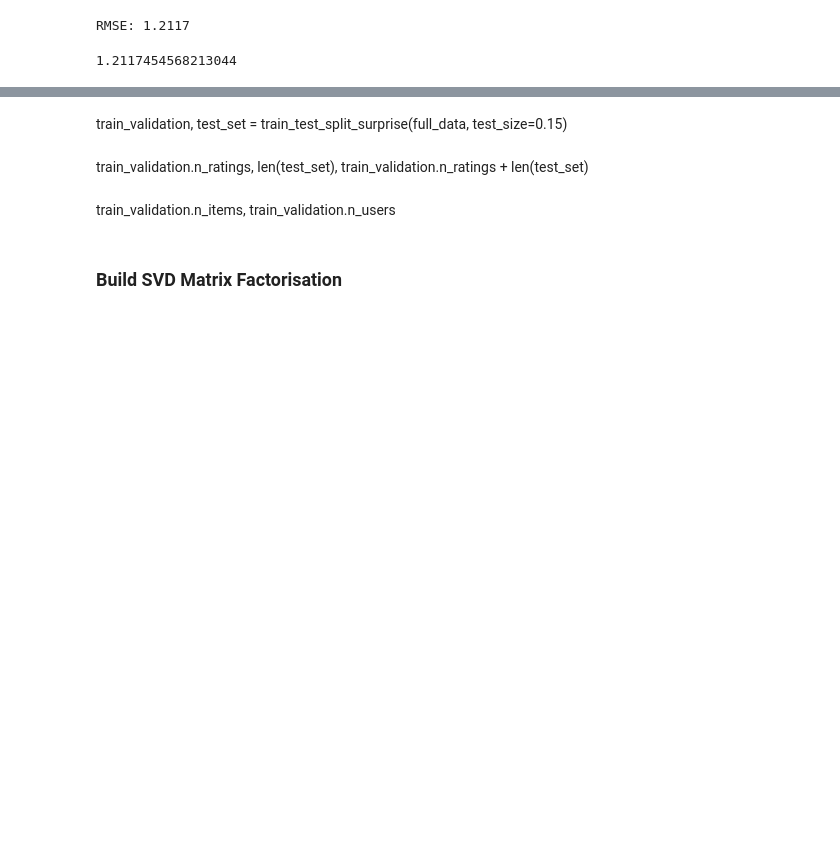
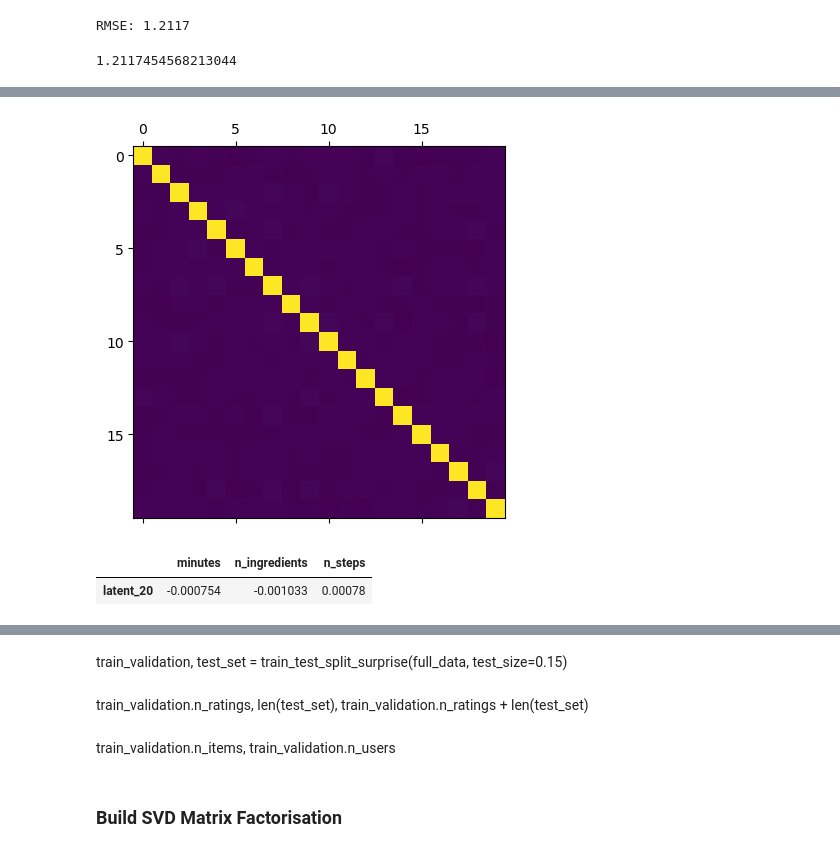
Before and after one commit to ML-7641-Fall-2022/RoboChef, a Jupyter notebook: notebooks/recommendation/a3.matrix_factorisation.ipynb, the cells around one changed output, grey strips where cells are left out. Cells and saved outputs as stored; diff of their text form; code cells hidden in the pictures; blank space fills up the shorter version.

Commit message:
recipe metadata eda and latent factor analysis

```diff
--- a/notebooks/recommendation/a3.matrix_factorisation.ipynb
+++ b/notebooks/recommendation/a3.matrix_factorisation.ipynb
@@ -108,0 +155,3 @@ RMSE: 1.2117
+# %%
+recipe_metadata = pd.read_csv("../../data/recommendation/RAW_recipes.csv")
+recipe_metadata.shape
@@ -109,2 +160,2 @@ RMSE: 1.2117
 # %%
-recipe_metadata =
+recipe_metadata.head()
@@ -110,0 +169,4 @@ recipe_metadata =
+# %%
+movie_mat_join_recipe_meta = recipe_metadata.merge(movie_mat_df,left_on = "id",\
+                                                 right_on = "recipe_id")
+movie_mat_join_recipe_meta.shape
@@ -110,0 +175,3 @@ recipe_metadata =
+# %%
+latent_cols = [x for x in movie_mat_join_recipe_meta.columns if "latent" in x]
+latent_cols
@@ -110,0 +199,7 @@ recipe_metadata =
+# %%
+import matplotlib.pyplot as plt
+
+plt.matshow(movie_mat_join_recipe_meta[latent_cols].corr())
+plt.show()
+# %% [output]
+[figure, added]
@@ -110,0 +211,5 @@ recipe_metadata =
+# %%
+_my_corr(latent_i)
+# %% [output]
+|  | minutes | n_ingredients | n_steps |
+| latent_20 | -0.000754 | -0.001033 | 0.00078 |
```
Also changed, not shown: parts of 19 cells of this notebook, 1 other file.
